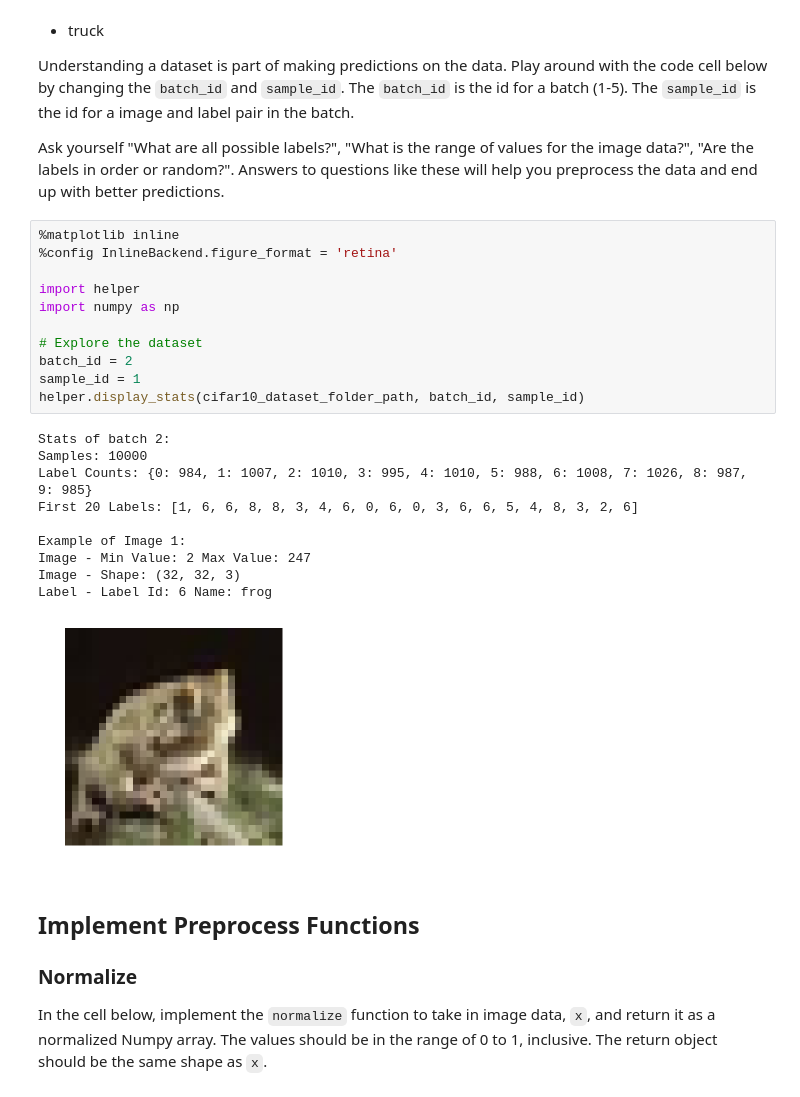
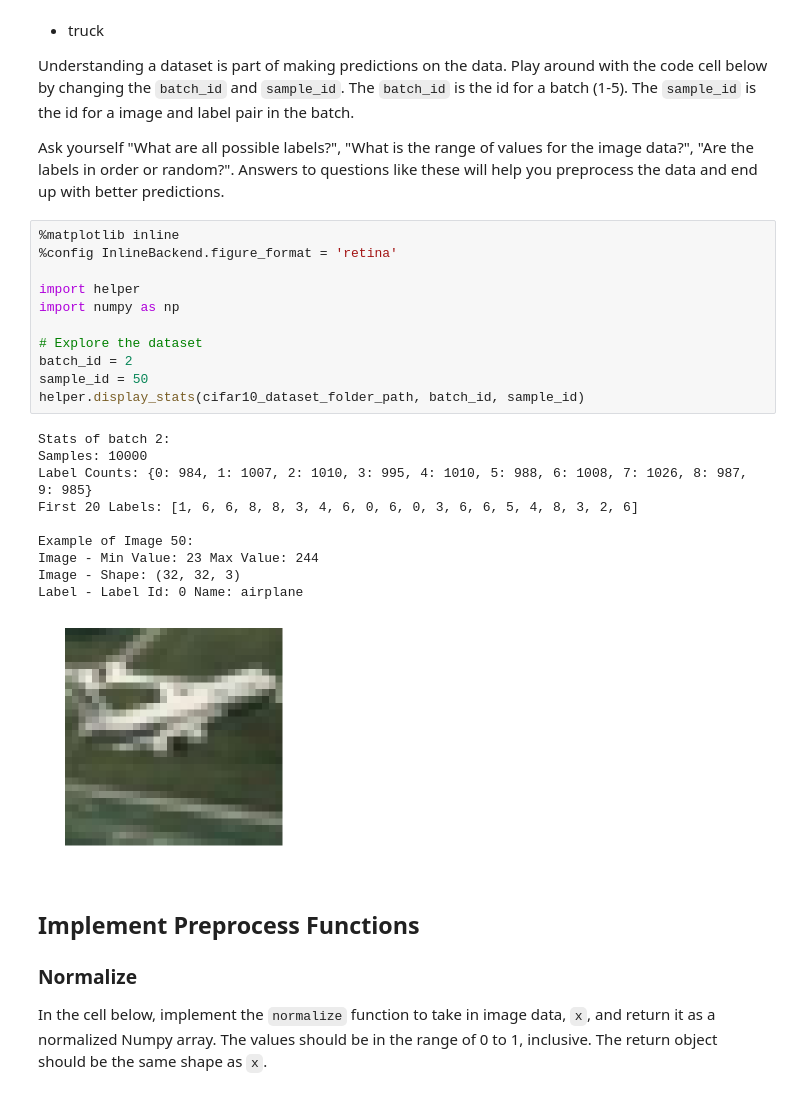
Before and after one commit to JacobPolloreno/Deep-Learning-Foundations, a Jupyter notebook: image-classification/dlnd_image_classification.ipynb, the cells around one changed output. Drawn from its saved outputs; the diff is of its cells as text.

```diff
--- a/image-classification/dlnd_image_classification.ipynb
+++ b/image-classification/dlnd_image_classification.ipynb
@@ -59,25 +59,25 @@ Ask yourself "What are all possible labels?", "What is the range of values for t
 # %%
 %matplotlib inline
 %config InlineBackend.figure_format = 'retina'
 
 import helper
 import numpy as np
 
 # Explore the dataset
 batch_id = 2
-sample_id = 1
+sample_id = 50
 helper.display_stats(cifar10_dataset_folder_path, batch_id, sample_id)
 # %% [output]
 Stats of batch 2:
 Samples: 10000
 Label Counts: {0: 984, 1: 1007, 2: 1010, 3: 995, 4: 1010, 5: 988, 6: 1008, 7: 1026, 8: 987, 9: 985}
 First 20 Labels: [1, 6, 6, 8, 8, 3, 4, 6, 0, 6, 0, 3, 6, 6, 5, 4, 8, 3, 2, 6]
 
-Example of Image 1:
-Image - Min Value: 2 Max Value: 247
+Example of Image 50:
+Image - Min Value: 23 Max Value: 244
 Image - Shape: (32, 32, 3)
-Label - Label Id: 6 Name: frog
+Label - Label Id: 0 Name: airplane
-[figure, old version]
+[figure, new version]
 # %% [markdown]
 ## Implement Preprocess Functions
 ### Normalize
```
Also changed, not shown: parts of 8 cells of this notebook, 1 other file.
